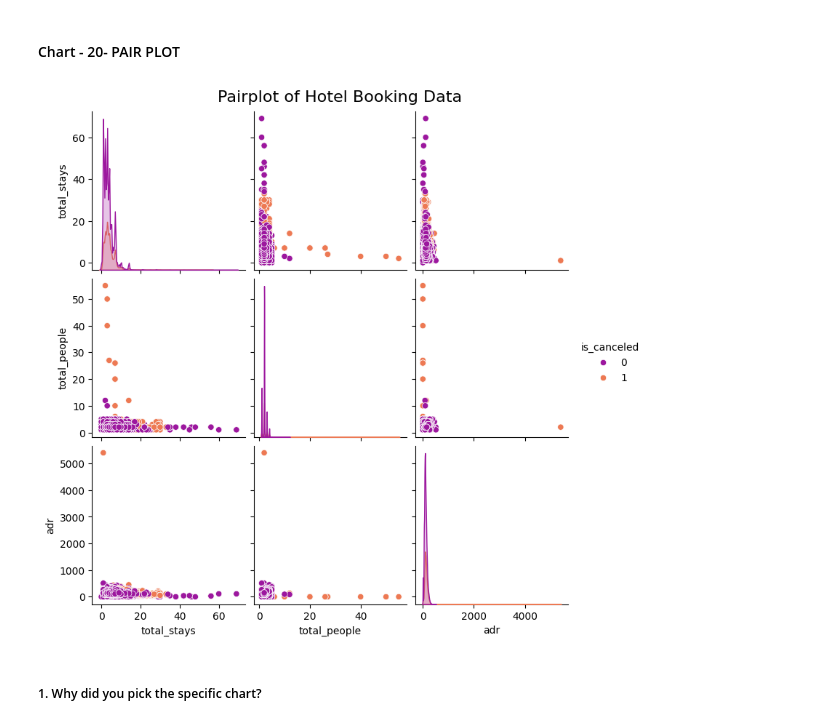
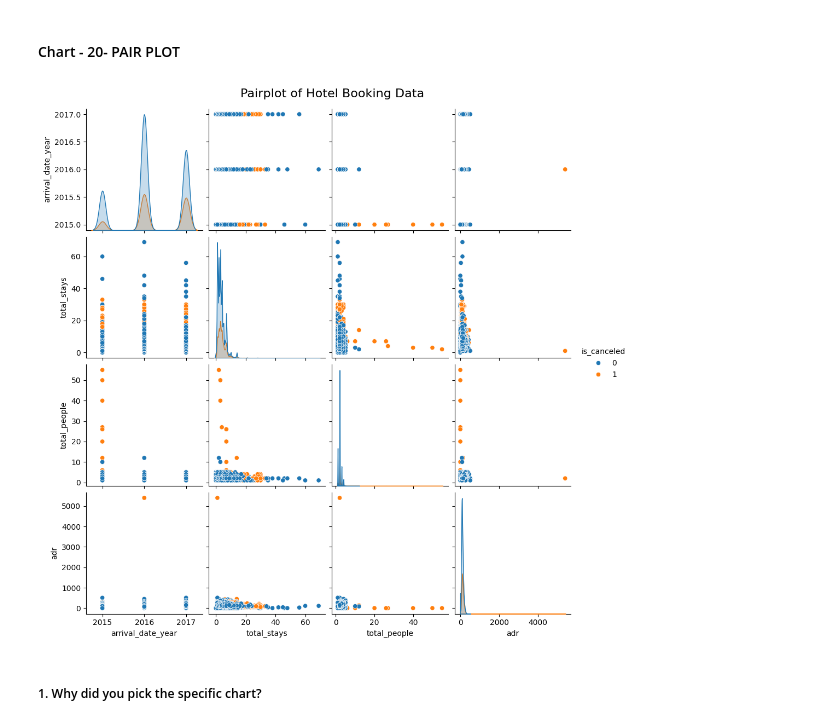
Before and after one commit to jyothika2809/CITY-AND-RESORT-HOTEL-EDA-AND-DASHBOARD, a Jupyter notebook: EDA_hotel_booking_analysis.ipynb, the cells around one changed output. Cells and saved outputs as stored; diff of their text form; code cells hidden in the pictures.

```diff
--- a/EDA_hotel_booking_analysis.ipynb
+++ b/EDA_hotel_booking_analysis.ipynb
@@ -1084,14 +1107,14 @@ plt.show()
 # %% [markdown]
 #### Chart - 20- PAIR PLOT
 # %%
-selected_data = hotel_booking[['arrival_date_month','total_stays','total_people','adr','is_canceled']]
+selected_data = hotel_booking[['arrival_date_year','total_stays','total_people','adr','is_canceled']]
 
 # Create the pairplot
-sns.pairplot(selected_data, hue='is_canceled', diag_kind='kde', palette='plasma')
+sns.pairplot(selected_data, hue='is_canceled', diag_kind='kde', palette='tab10')
 plt.suptitle('Pairplot of Hotel Booking Data', y=1.02, fontsize=16)
 plt.show()
 # %% [output]
-[figure, old version]
+[figure, new version]
 # %% [markdown]
 ##### 1. Why did you pick the specific chart?
 # %% [markdown]
```
Also changed, not shown: parts of 12 cells of this notebook.
